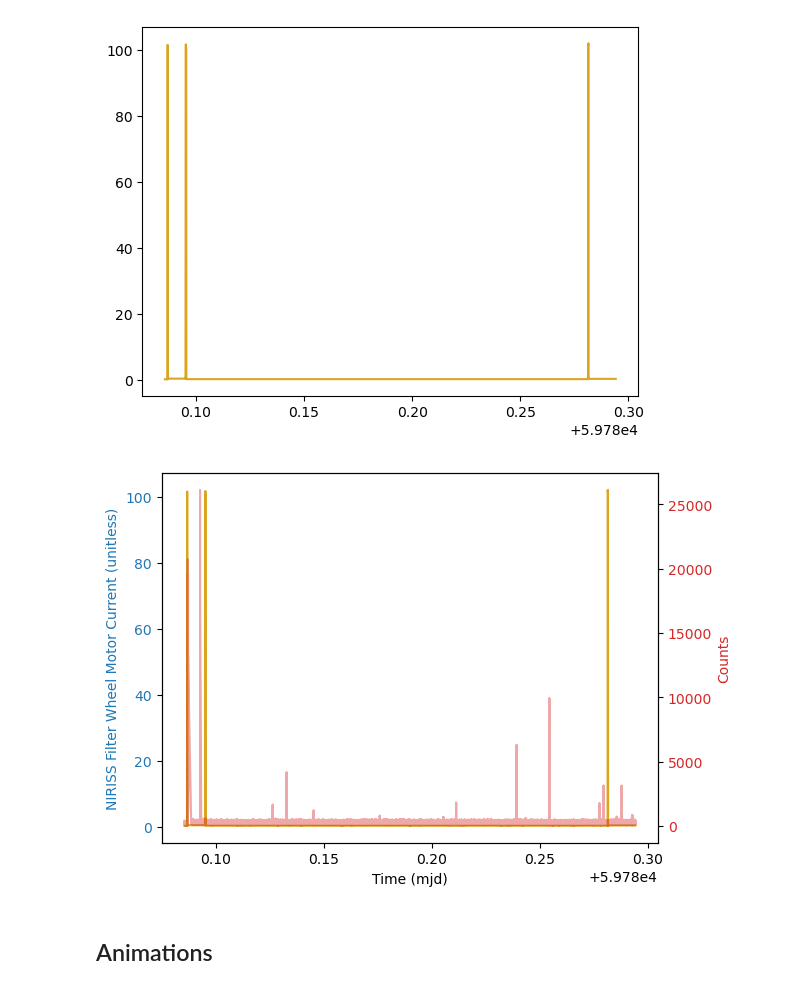
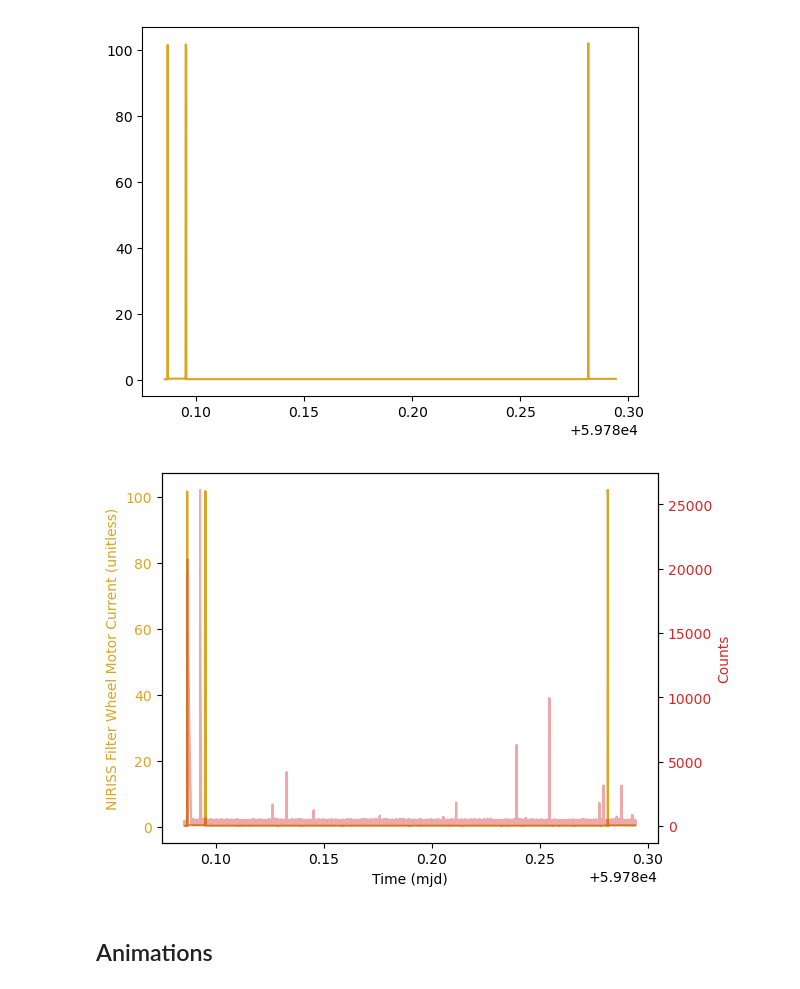
Before and after one commit to GalagaBits/JWST-FGS-Spelunker, a Jupyter notebook: notebooks/fgs-spelunker_quickstart.ipynb, the cells around one changed output. Cells and saved outputs as stored; diff of their text form; code cells hidden in the pictures.

```diff
--- a/notebooks/fgs-spelunker_quickstart.ipynb
+++ b/notebooks/fgs-spelunker_quickstart.ipynb
@@ -245,27 +258,27 @@ ax = spk.mnemonics('INIS_FWMTRCURR', fg_time_2589[0], fg_time_2589[-1])
 # %%
 import numpy as np
 import matplotlib.pyplot as plt
 
 fig, ax1 = plt.subplots(dpi=100)
 
 ax1 = spk.mnemonics('INIS_FWMTRCURR', fg_time_2589[0], fg_time_2589[-1])
 
 #ax3 = spk.mnemonics_plot('SA_ZHGAUPST', fg_time_2589[0], fg_time_2589[-1])
-color = 'tab:blue'
+color = 'goldenrod'
 ax1.set_xlabel('Time (mjd)')
 ax1.set_ylabel('NIRISS Filter Wheel Motor Current (unitless)', color=color)
 ax1.tick_params(axis='y', labelcolor=color)
 
 ax2 = ax1.twinx()  # instantiate a second axes that shares the same x-axis
 color = 'tab:red'
 ax2.set_ylabel('Counts', color=color)  # we already handled the x-label with ax1
 ax2.plot(fg_time_2589, fg_flux_2589, color=color, alpha = 0.4)
 ax2.tick_params(axis='y', labelcolor=color)
 
 #plt.xlim(59780.0865, 59780.088)
 plt.show()
 # %% [output]
-[figure, old version]
+[figure, new version]
 # %% [markdown]
 ## Animations
 # %% [markdown]
```
Also changed, not shown: parts of 4 cells of this notebook, 7 other files.
